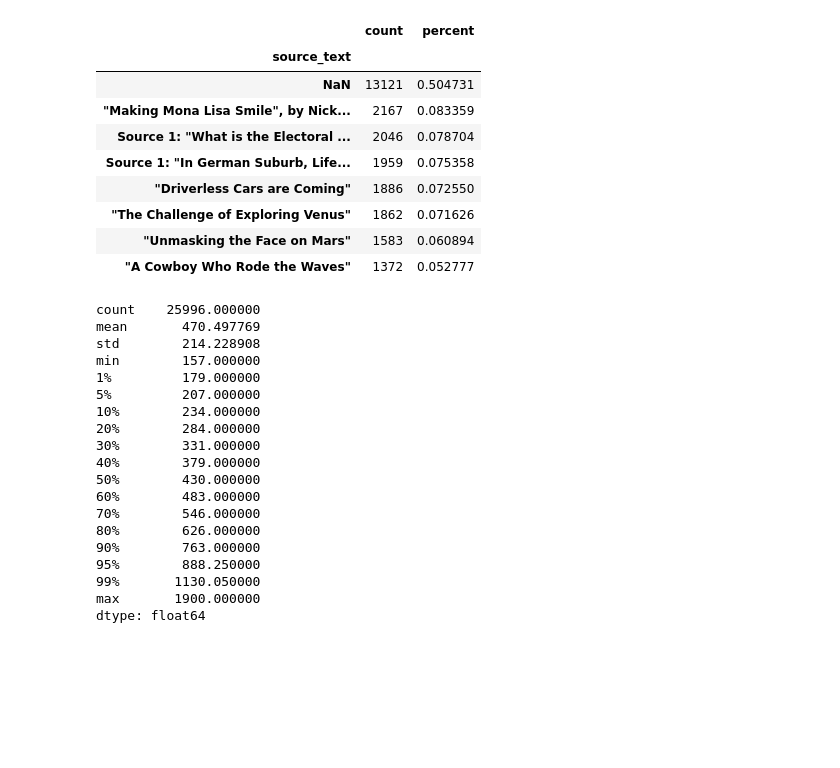
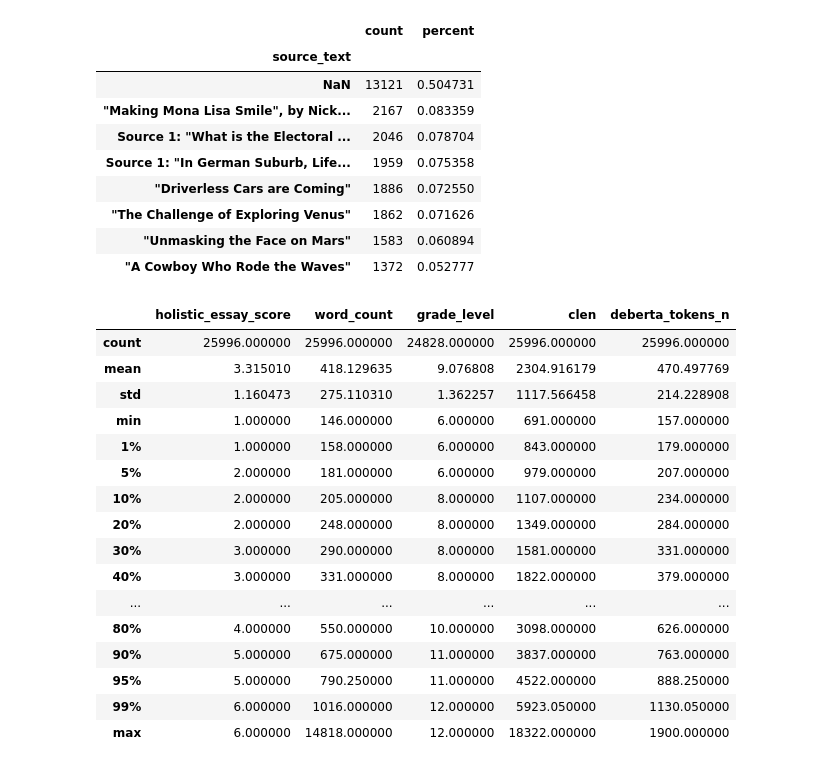
Before and after one commit to seahrh/kaggle-learning-agency-lab-automated-essay-scoring-2, a Jupyter notebook: 02_persuade.ipynb, the cells around one changed output. Cells and saved outputs as stored; diff of their text form; code cells hidden in the pictures; blank space fills up the shorter version.

```diff
--- a/02_persuade.ipynb
+++ b/02_persuade.ipynb
@@ -182,30 +162,29 @@ pdx.value_counts(df["source_text"])
 | "Unmasking the Face on Mars" | 1583 | 0.060894 |
 | "A Cowboy Who Rode the Waves" | 1372 | 0.052777 |
 # %%
+df["clen"] = df["full_text"].str.len()
 texts = df["full_text"].tolist()
 x = tokenizer(texts, truncation=False, add_special_tokens=False)
-deberta_tokens = [len(tokens) for tokens in x["input_ids"]]
-pd.Series(deberta_tokens).describe(percentiles=percentiles)
+df["deberta_tokens_n"] = [len(tokens) for tokens in x["input_ids"]]
+df.describe(percentiles=percentiles)
 # %% [output]
-count    25996.000000
-mean       470.497769
-std        214.228908
-min        157.000000
-1%         179.000000
-5%         207.000000
-10%        234.000000
-20%        284.000000
-30%        331.000000
-40%        379.000000
-50%        430.000000
-60%        483.000000
-70%        546.000000
-80%        626.000000
-90%        763.000000
-95%        888.250000
-99%       1130.050000
-max       1900.000000
-dtype: float64
+|  | holistic_essay_score | word_count | grade_level | clen | deberta_tokens_n |
+| count | 25996.000000 | 25996.000000 | 24828.000000 | 25996.000000 | 25996.000000 |
+| mean | 3.315010 | 418.129635 | 9.076808 | 2304.916179 | 470.497769 |
+| std | 1.160473 | 275.110310 | 1.362257 | 1117.566458 | 214.228908 |
+| min | 1.000000 | 146.000000 | 6.000000 | 691.000000 | 157.000000 |
+| 1% | 1.000000 | 158.000000 | 6.000000 | 843.000000 | 179.000000 |
+| 5% | 2.000000 | 181.000000 | 6.000000 | 979.000000 | 207.000000 |
+| 10% | 2.000000 | 205.000000 | 8.000000 | 1107.000000 | 234.000000 |
+| 20% | 2.000000 | 248.000000 | 8.000000 | 1349.000000 | 284.000000 |
+| 30% | 3.000000 | 290.000000 | 8.000000 | 1581.000000 | 331.000000 |
+| 40% | 3.000000 | 331.000000 | 8.000000 | 1822.000000 | 379.000000 |
+| ... | ... | ... | ... | ... | ... |
+| 80% | 4.000000 | 550.000000 | 10.000000 | 3098.000000 | 626.000000 |
+| 90% | 5.000000 | 675.000000 | 11.000000 | 3837.000000 | 763.000000 |
+| 95% | 5.000000 | 790.250000 | 11.000000 | 4522.000000 | 888.250000 |
+| 99% | 6.000000 | 1016.000000 | 12.000000 | 5923.050000 | 1130.050000 |
+| max | 6.000000 | 14818.000000 | 12.000000 | 18322.000000 | 1900.000000 |
 # %%
 tim.stop()
 print(f"Total time taken {str(tim.elapsed)}")
```
Also changed, not shown: parts of 2 cells of this notebook, 1 other file.
